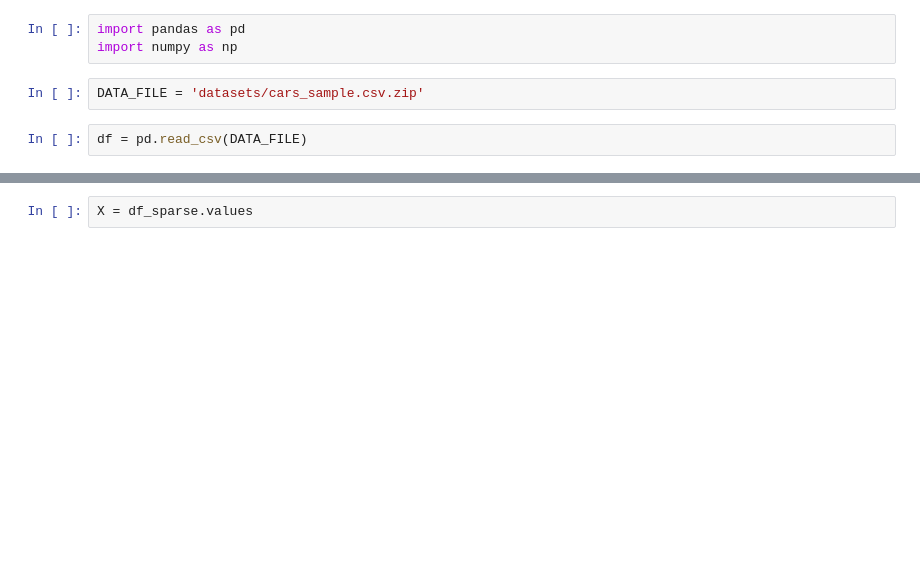
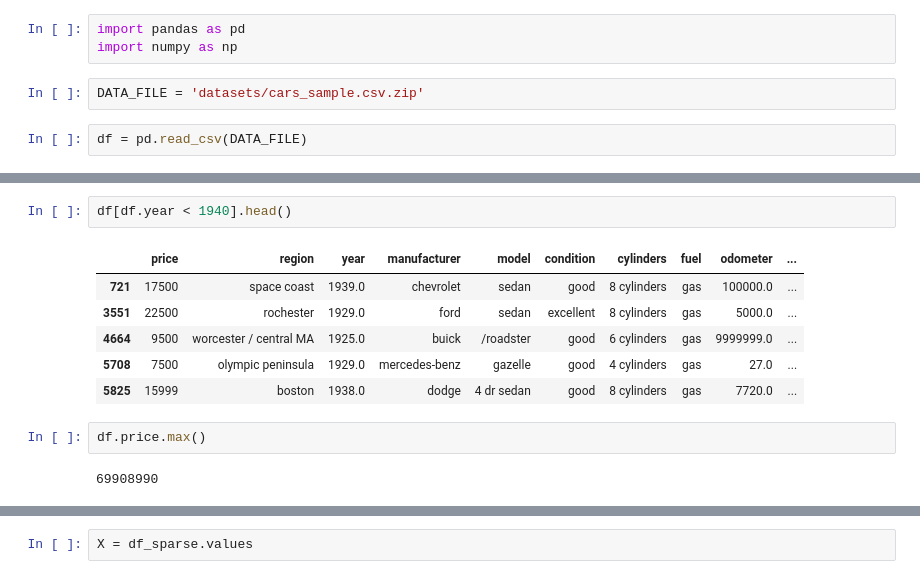
Before and after one commit to Lummetry/CFDS, a Jupyter notebook: seminar_base.ipynb, the cells around one changed output, grey strips where cells are left out. Cells and saved outputs as stored; diff of their text form; blank space fills up the shorter version.

```diff
--- a/seminar_base.ipynb
+++ b/seminar_base.ipynb
@@ -9,0 +61,13 @@ df
+# %%
+df[df.year < 1940].head()
+# %% [output]
+|  | price | region | year | manufacturer | model | condition | cylinders | fuel | odometer | ... |
+| 721 | 17500 | space coast | 1939.0 | chevrolet | sedan | good | 8 cylinders | gas | 100000.0 | ... |
+| 3551 | 22500 | rochester | 1929.0 | ford | sedan | excellent | 8 cylinders | gas | 5000.0 | ... |
+| 4664 | 9500 | worcester / central MA | 1925.0 | buick | /roadster | good | 6 cylinders | gas | 9999999.0 | ... |
+| 5708 | 7500 | olympic peninsula | 1929.0 | mercedes-benz | gazelle | good | 4 cylinders | gas | 27.0 | ... |
+| 5825 | 15999 | boston | 1938.0 | dodge | 4 dr sedan | good | 8 cylinders | gas | 7720.0 | ... |
+# %%
+df.price.max()
+# %% [output]
+69908990
```
Also changed, not shown: parts of 27 cells of this notebook, 2 other files.
